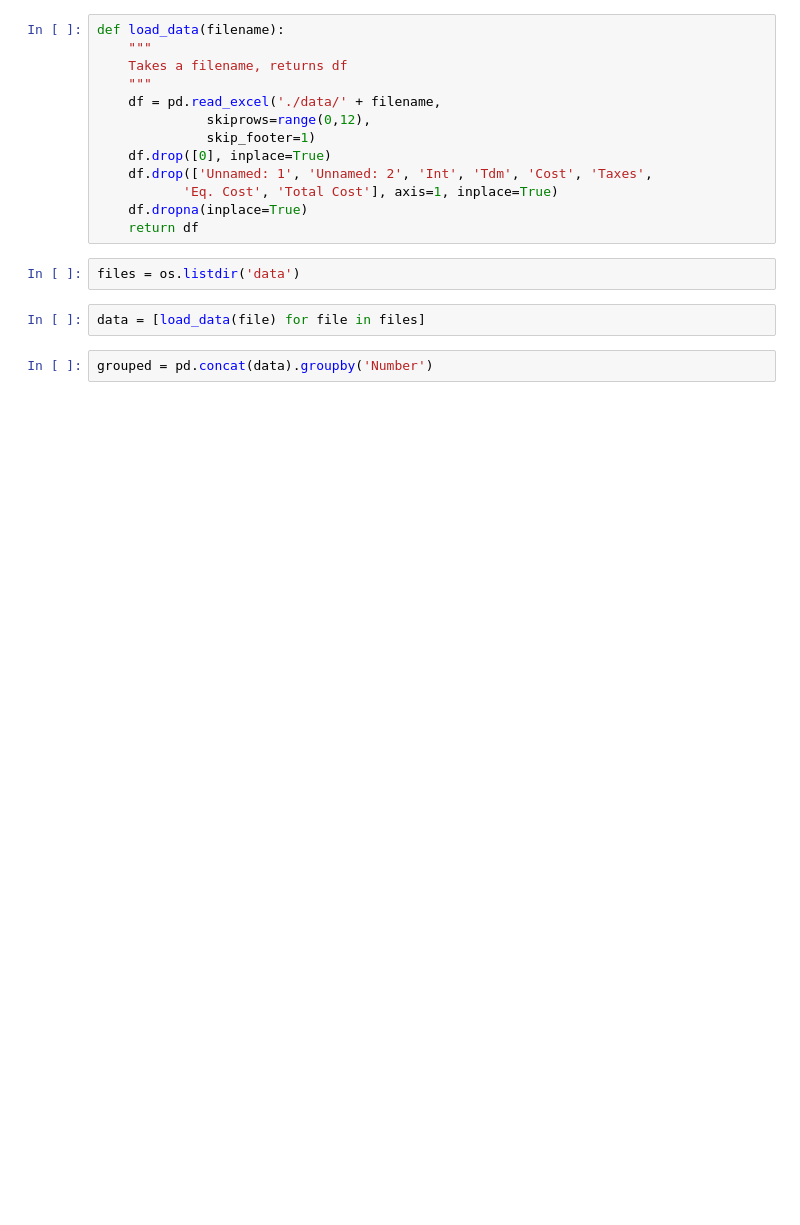
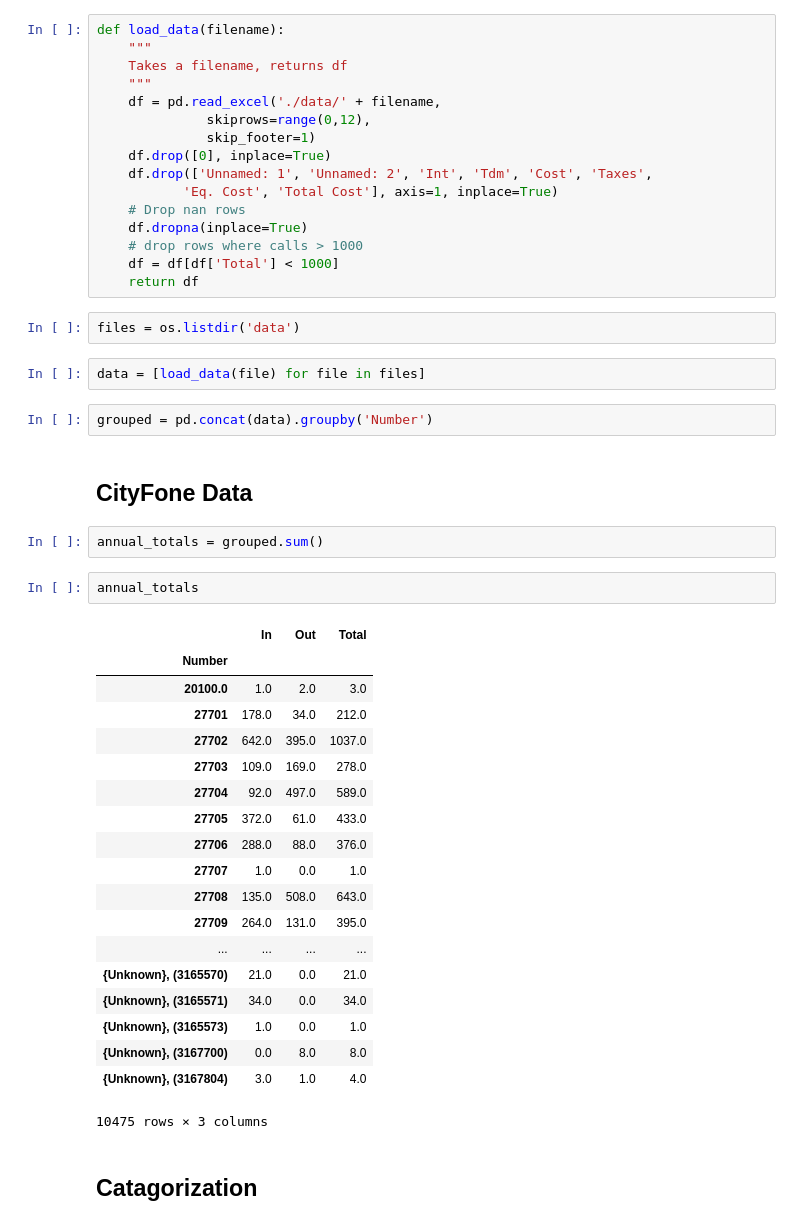
Before and after one commit to CityOfLosAngeles/pbx-analysis, a Jupyter notebook: DataCleaning.ipynb, the cells around one changed output. Saved outputs shown, nothing was run; the diff lists cells and outputs as text; blank space fills up the shorter version.

Commit message:
catagorization

```diff
--- a/DataCleaning.ipynb
+++ b/DataCleaning.ipynb
@@ -75,7 +75,10 @@ def load_data(filename):
     df.drop([0], inplace=True)
     df.drop(['Unnamed: 1', 'Unnamed: 2', 'Int', 'Tdm', 'Cost', 'Taxes',
            'Eq. Cost', 'Total Cost'], axis=1, inplace=True)
+    # Drop nan rows
     df.dropna(inplace=True)
+    # drop rows where calls > 1000
+    df = df[df['Total'] < 1000]
     return df
 # %%
 files = os.listdir('data')
@@ -83,3 +86,31 @@ files = os.listdir('data')
 data = [load_data(file) for file in files]
 # %%
 grouped = pd.concat(data).groupby('Number')
+# %% [markdown]
+## CityFone Data
+# %%
+annual_totals = grouped.sum()
+# %%
+annual_totals
+# %% [output]
+|  | In | Out | Total |
+| Number |  |  |  |
+| 20100.0 | 1.0 | 2.0 | 3.0 |
+| 27701 | 178.0 | 34.0 | 212.0 |
+| 27702 | 642.0 | 395.0 | 1037.0 |
+| 27703 | 109.0 | 169.0 | 278.0 |
+| 27704 | 92.0 | 497.0 | 589.0 |
+| 27705 | 372.0 | 61.0 | 433.0 |
+| 27706 | 288.0 | 88.0 | 376.0 |
+| 27707 | 1.0 | 0.0 | 1.0 |
+| 27708 | 135.0 | 508.0 | 643.0 |
+| 27709 | 264.0 | 131.0 | 395.0 |
+| ... | ... | ... | ... |
+| {Unknown}, (3165570) | 21.0 | 0.0 | 21.0 |
+| {Unknown}, (3165571) | 34.0 | 0.0 | 34.0 |
+| {Unknown}, (3165573) | 1.0 | 0.0 | 1.0 |
+| {Unknown}, (3167700) | 0.0 | 8.0 | 8.0 |
+| {Unknown}, (3167804) | 3.0 | 1.0 | 4.0 |
+10475 rows × 3 columns
+# %% [markdown]
+## Catagorization
```
Also changed, not shown: parts of 3 cells of this notebook.
